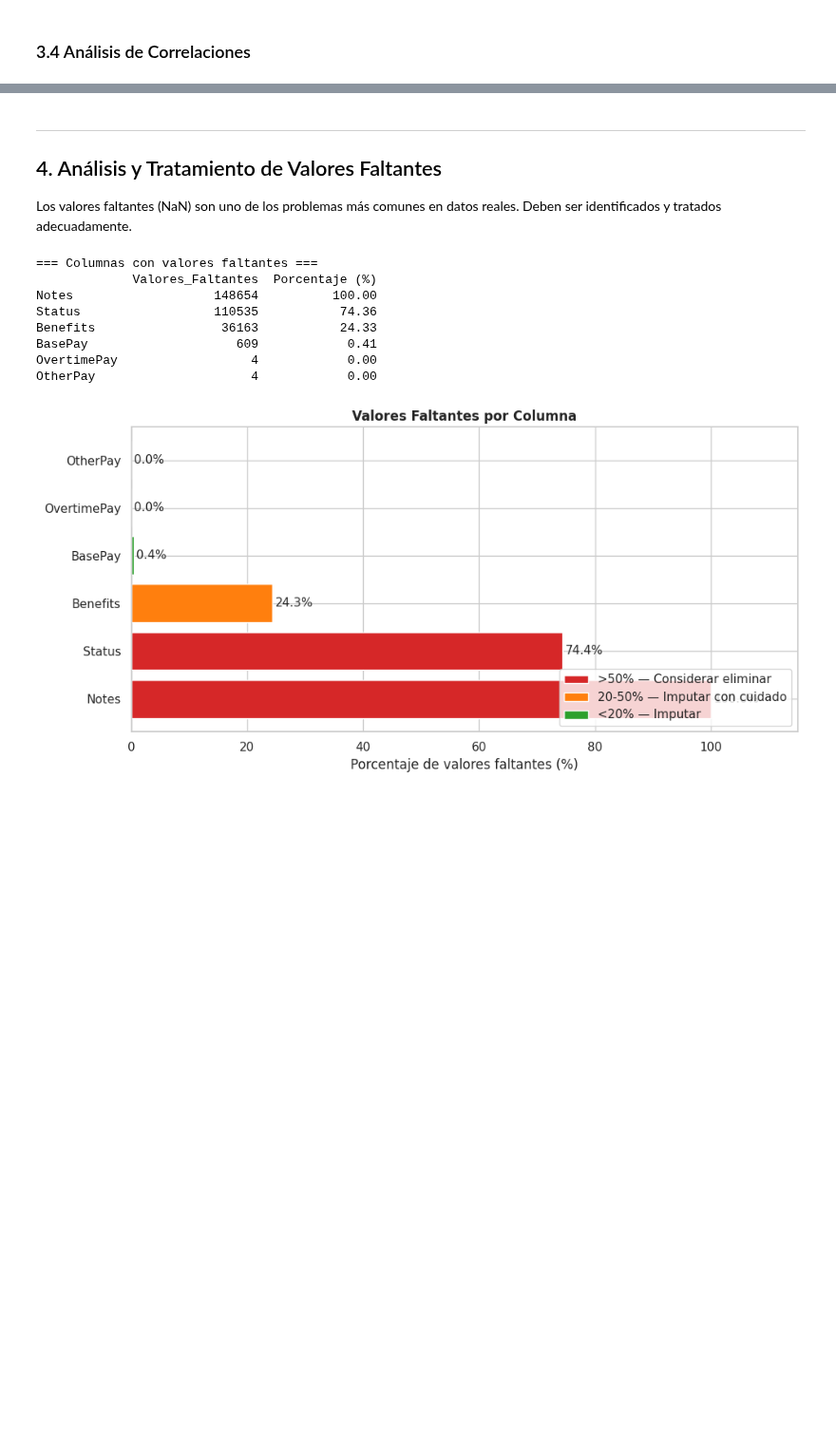
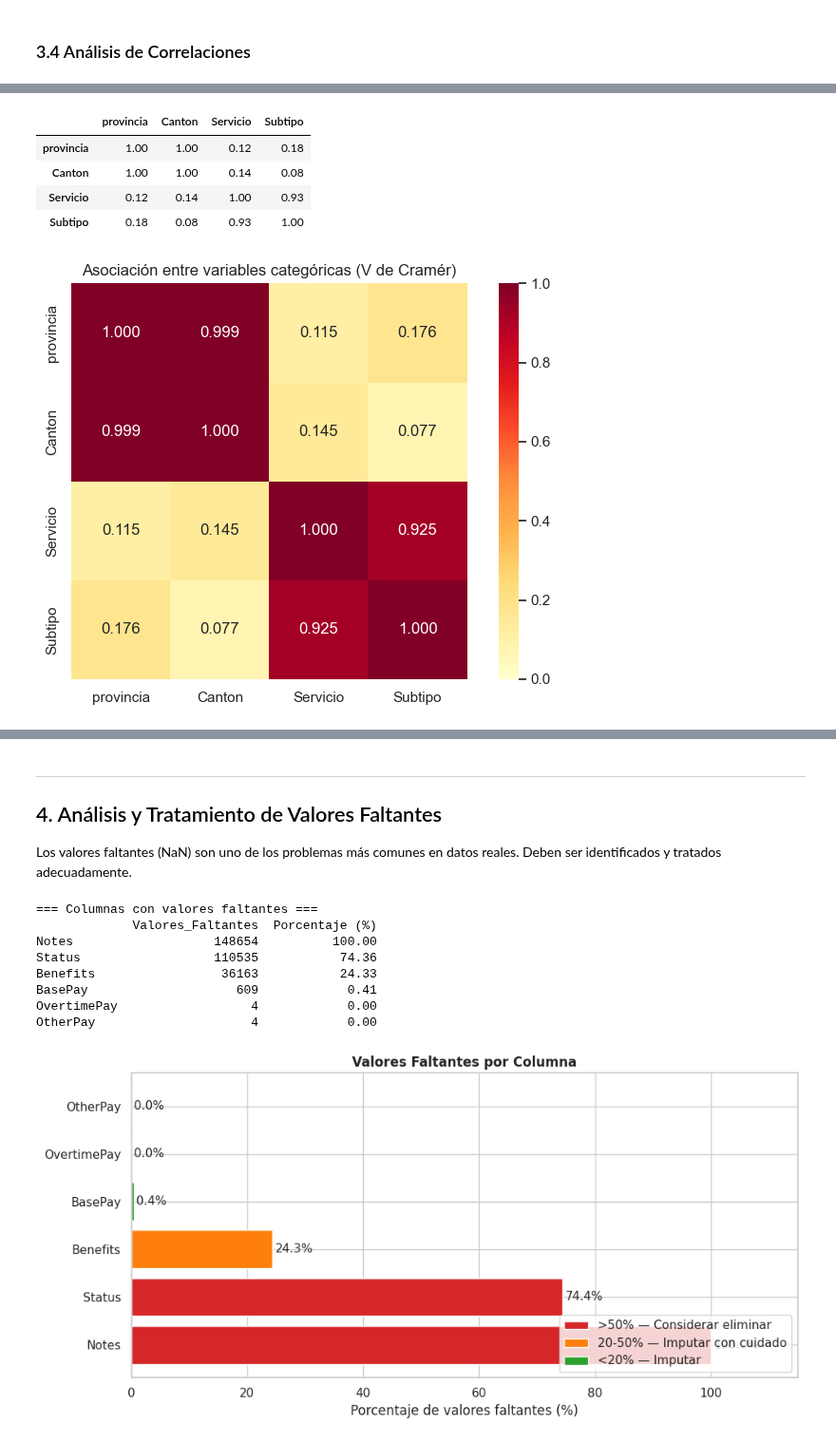
Before and after one commit to paulanoboa/IntegradorG3, a Jupyter notebook: data/processed/Prueba_CargaProyecto.ipynb, the cells around one changed output, grey strips where cells are left out. Shown at 95% size. Cells and saved outputs as stored; diff of their text form; code cells hidden in the pictures; blank space fills up the shorter version.

```diff
--- a/data/processed/Prueba_CargaProyecto.ipynb
+++ b/data/processed/Prueba_CargaProyecto.ipynb
@@ -795,0 +594,78 @@ plt.show()
+# %%
+from itertools import combinations
+from scipy.stats import chi2_contingency
+
+columnas_cat = ['provincia', 'Canton', 'Servicio', 'Subtipo']
+
+# Copia ligera de las columnas relevantes y limpieza de valores faltantes
+datos_cat = df[columnas_cat].copy()
+
+for columna in columnas_cat:
+    datos_cat[columna] = (
+        datos_cat[columna]
+        .astype('string')
+        .str.strip()
+        .replace({'nan': pd.NA, 'None': pd.NA, '': pd.NA})
+    )
+
+def cramers_v(tabla):
+    """Calcula V de Cramér con corrección de sesgo."""
+    observados = tabla.to_numpy()
+    n = observados.sum()
+    filas, columnas = observados.shape
+
+    if n == 0 or min(filas, columnas) < 2:
+        return np.nan
+
+    chi2 = chi2_contingency(observados, correction=False)[0]
+    phi2 = chi2 / n
+
+    phi2_corr = max(
+        0,
+        phi2 - ((columnas - 1) * (filas - 1)) / (n - 1)
+    )
+    filas_corr = filas - ((filas - 1) ** 2) / (n - 1)
+    columnas_corr = columnas - ((columnas - 1) ** 2) / (n - 1)
+
+    denominador = min(filas_corr - 1, columnas_corr - 1)
+    return np.sqrt(phi2_corr / denominador) if denominador > 0 else np.nan
+
+# Matriz de asociaciones
+matriz_cramers = pd.DataFrame(
+    np.eye(len(columnas_cat)),
+    index=columnas_cat,
+    columns=columnas_cat
+)
+
+for col1, col2 in combinations(columnas_cat, 2):
+    tabla = (
+        datos_cat.groupby([col1, col2], dropna=False, observed=True)
+        .size()
+        .unstack(fill_value=0)
+    )
+    valor = cramers_v(tabla)
+    matriz_cramers.loc[col1, col2] = valor
+    matriz_cramers.loc[col2, col1] = valor
+
+display(matriz_cramers.round(3))
+
+plt.figure(figsize=(7, 5))
+sns.heatmap(
+    matriz_cramers,
+    annot=True,
+    fmt='.3f',
+    cmap='YlOrRd',
+    vmin=0,
+    vmax=1,
+    square=True
+)
+plt.title('Asociación entre variables categóricas (V de Cramér)')
+plt.tight_layout()
+plt.show()
+# %% [output]
+|  | provincia | Canton | Servicio | Subtipo |
+| provincia | 1.00 | 1.00 | 0.12 | 0.18 |
+| Canton | 1.00 | 1.00 | 0.14 | 0.08 |
+| Servicio | 0.12 | 0.14 | 1.00 | 0.93 |
+| Subtipo | 0.18 | 0.08 | 0.93 | 1.00 |
+[figure, added]
```
Also changed, not shown: parts of 21 cells of this notebook.
